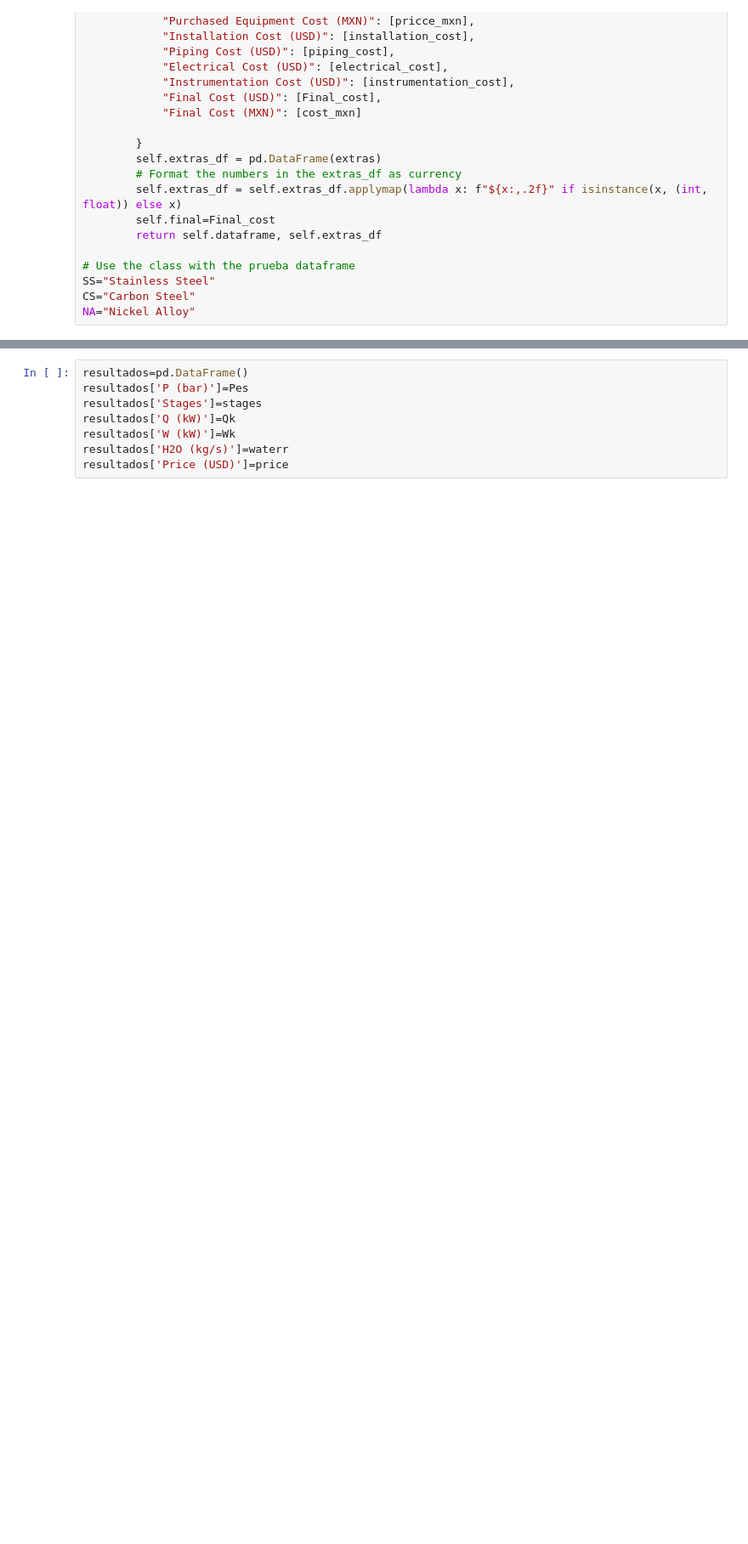
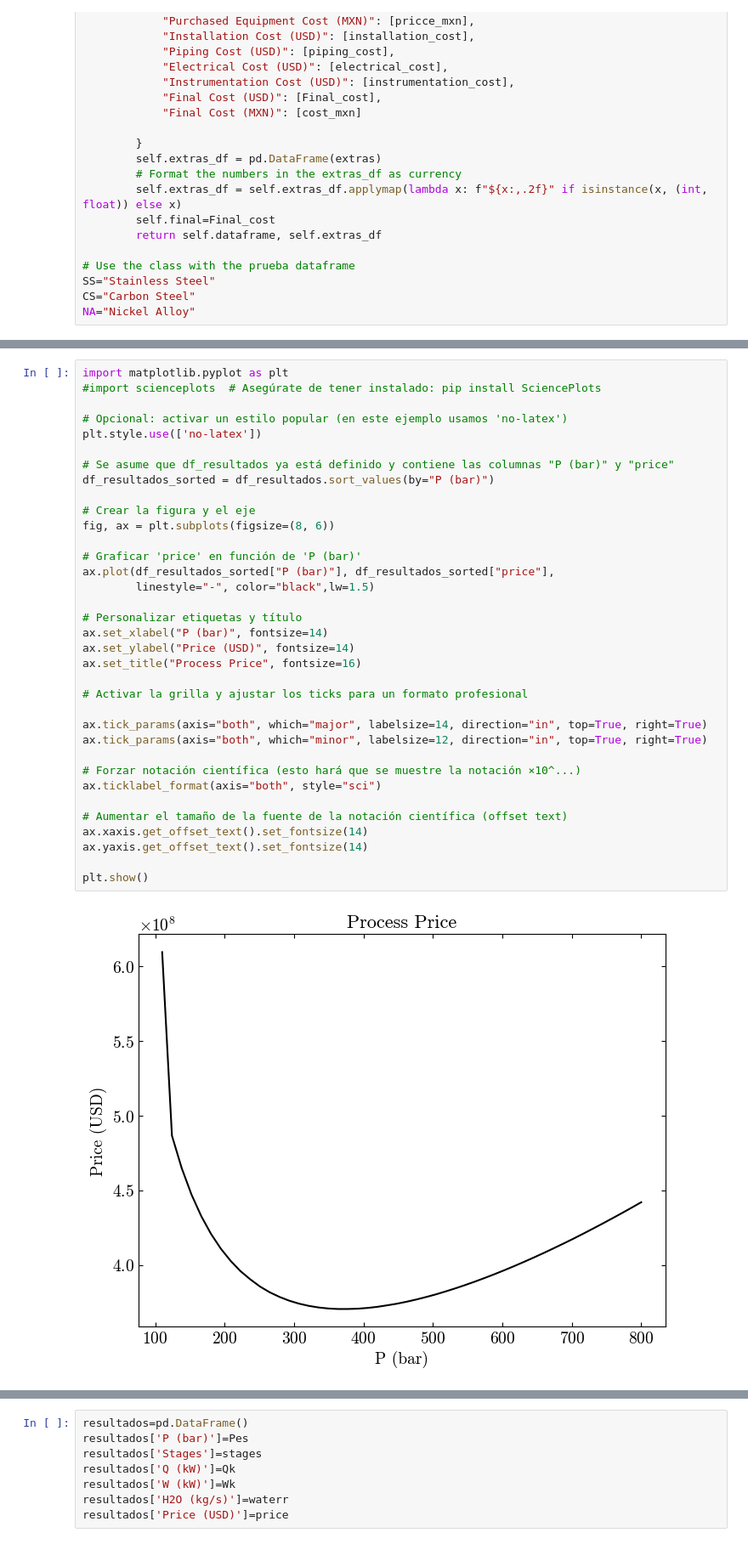
Before and after one commit to SOTO729/8vo, a Jupyter notebook: Dimensionamiento de Equipos/Sistema de Compresión.ipynb, the cells around one changed output, grey strips where cells are left out. Shown at 85% size. Saved outputs shown, nothing was run; the diff lists cells and outputs as text; blank space fills up the shorter version.

```diff
--- a/Dimensionamiento de Equipos/Sistema de Compresión.ipynb
+++ b/Dimensionamiento de Equipos/Sistema de Compresión.ipynb
@@ -253,0 +820,37 @@ Pes=list(np.linspace(40,1300))
+# %%
+import matplotlib.pyplot as plt
+#import scienceplots  # Asegúrate de tener instalado: pip install SciencePlots
+
+# Opcional: activar un estilo popular (en este ejemplo usamos 'no-latex')
+plt.style.use(['no-latex'])
+
+# Se asume que df_resultados ya está definido y contiene las columnas "P (bar)" y "price"
+df_resultados_sorted = df_resultados.sort_values(by="P (bar)")
+
+# Crear la figura y el eje
+fig, ax = plt.subplots(figsize=(8, 6))
+
+# Graficar 'price' en función de 'P (bar)'
+ax.plot(df_resultados_sorted["P (bar)"], df_resultados_sorted["price"],
+        linestyle="-", color="black",lw=1.5)
+
+# Personalizar etiquetas y título
+ax.set_xlabel("P (bar)", fontsize=14)
+ax.set_ylabel("Price (USD)", fontsize=14)
+ax.set_title("Process Price", fontsize=16)
+
+# Activar la grilla y ajustar los ticks para un formato profesional
+
+ax.tick_params(axis="both", which="major", labelsize=14, direction="in", top=True, right=True)
+ax.tick_params(axis="both", which="minor", labelsize=12, direction="in", top=True, right=True)
+
+# Forzar notación científica (esto hará que se muestre la notación ×10^...)
+ax.ticklabel_format(axis="both", style="sci")
+
+# Aumentar el tamaño de la fuente de la notación científica (offset text)
+ax.xaxis.get_offset_text().set_fontsize(14)
+ax.yaxis.get_offset_text().set_fontsize(14)
+
+plt.show()
+# %% [output]
+[figure, added]
```
Also changed, not shown: parts of 15 cells of this notebook, 1 other file.
